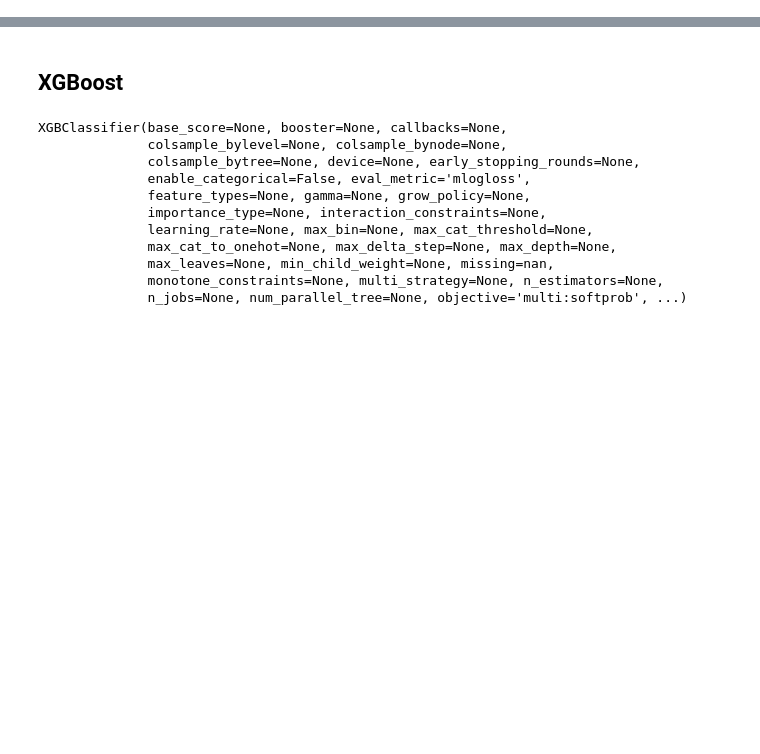
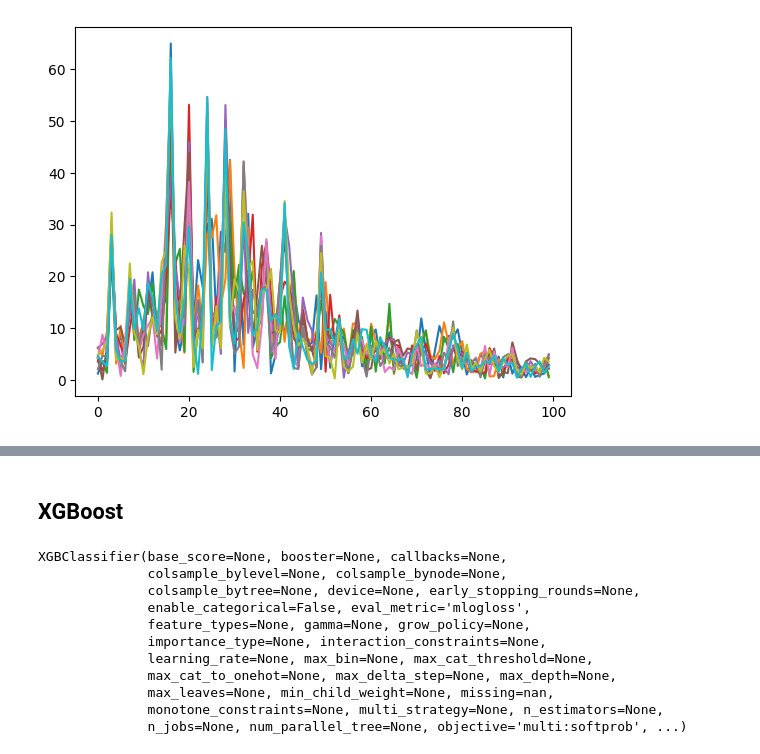
Before and after one commit to till2/ds4w-user-identification, a Jupyter notebook: classification-features.ipynb, the cells around one changed output, grey strips where cells are left out. Cells and saved outputs as stored; diff of their text form; code cells hidden in the pictures; blank space fills up the shorter version.

```diff
--- a/classification-features.ipynb
+++ b/classification-features.ipynb
@@ -48,7 +49,7 @@ def change_point_detection(df, throw_away = 0.1):
 
     return_df = pd.DataFrame()
     for i in range(len(result)-1):
-        if result[i+1]-result[i] > length*throw_away:
+        if result[i+1]-result[i] > 4500:
             if return_df.empty:
                 return_df = df.iloc[result[i]:result[i+1]]
             else:
@@ -72,10 +73,10 @@ def read_data(filename):
     accelerometer =accelerometer.set_index('Time (s)')
     accelerometer = accelerometer.resample('2.5ms').mean()
     accelerometer.rename(columns={'Acceleration x (m/s^2)':'accelerometer_x','Acceleration y (m/s^2)':'accelerometer_y','Acceleration z (m/s^2)':'accelerometer_z'}, inplace=True)
-    accelerometer =accelerometer[9000:-9000]
+    accelerometer = accelerometer[9000:-9000]
     accelerometer.reset_index(inplace=True)
 
-    """
+
     gyroscope = pd.read_csv(os.path.join(folder_path, filename,'Gyroscope.csv'),sep=';')
     gyroscope['Time (s)'] = pd.to_datetime(gyroscope['Time (s)'], unit='s')
     gyroscope =gyroscope.set_index('Time (s)')
@@ -84,9 +85,8 @@ def read_data(filename):
     gyroscope = gyroscope[9000:-9000]
     gyroscope.reset_index(inplace=True)
     merged = pd.merge(accelerometer,gyroscope, on= 'Time (s)', how='inner')
-    return merged
-    """
-    return change_point_detection(accelerometer)
+    # return merged
+    return change_point_detection(merged)
 # %%
 # regex to delete the number at the end of the string:
 def delete_number(string):
@@ -163,2 +170,8 @@ name_to_idx
  'uta': 11}
+# %%
+# fft results => we would need 100+ features for the fft (if we don't add the feature aggregations of it)
+for i in range(10):
+    plt.plot(x_fft_list[i][:100])
+# %% [output]
+[figure, added]
 # %%
```
Also changed, not shown: parts of 29 cells of this notebook.
